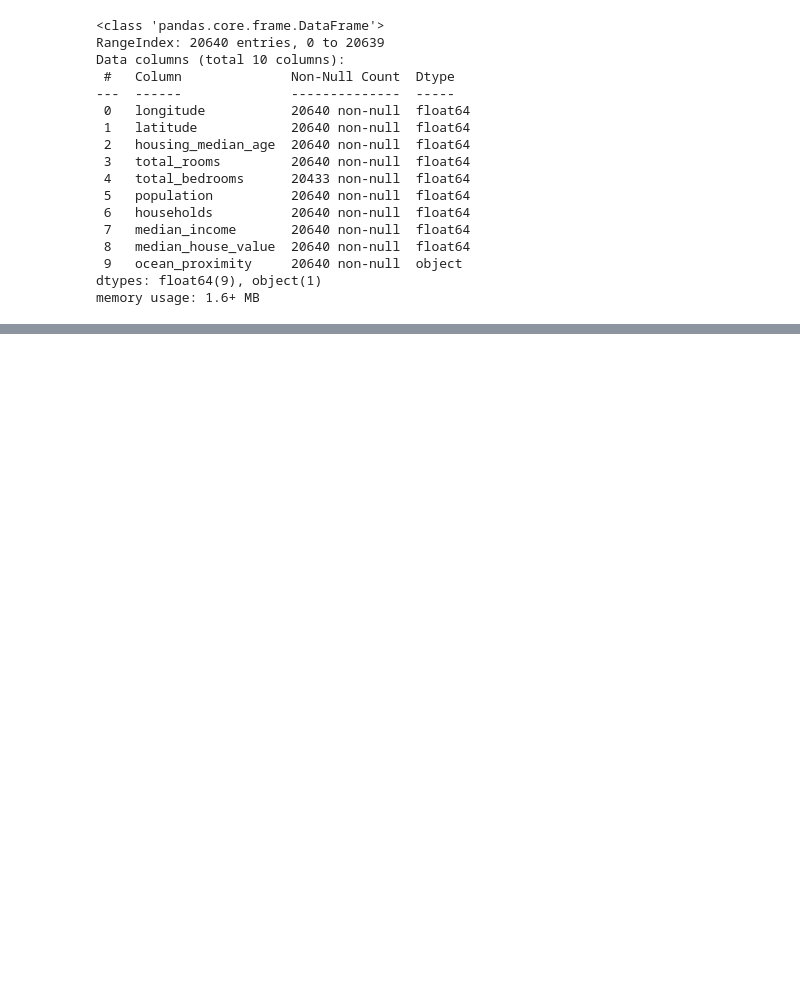
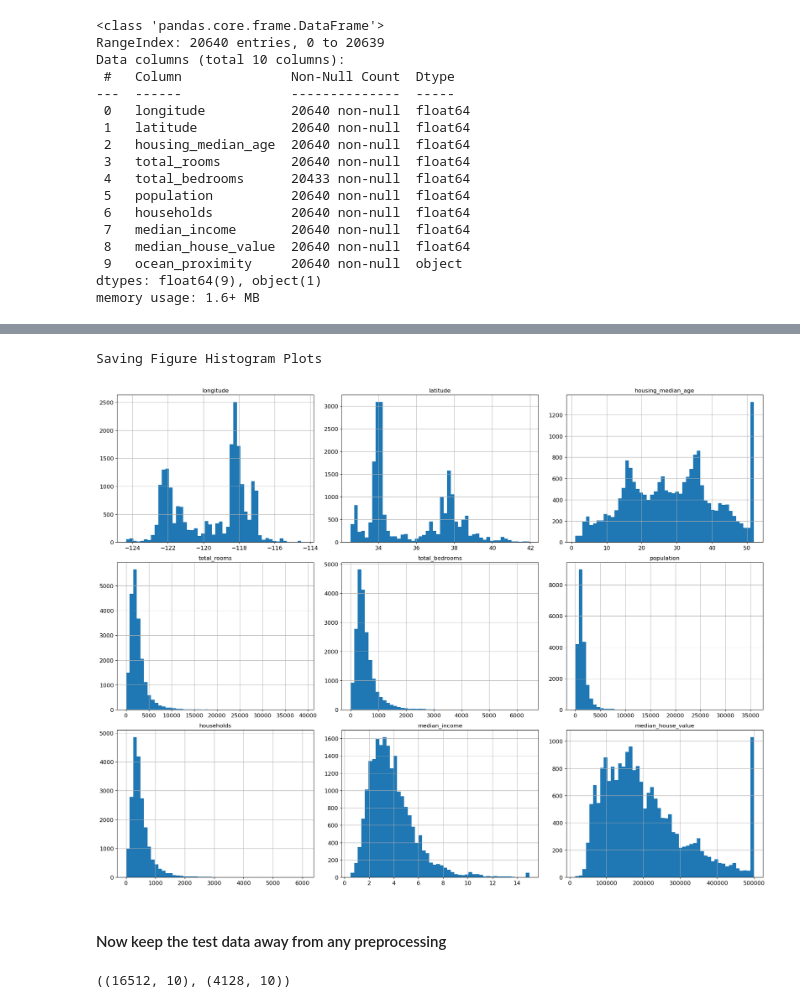
Before and after one commit to AhmedQassemDev2004/Calefornia-House-Pricing, a Jupyter notebook: Calefornia_House_Pricing.ipynb, the cells around one changed output, grey strips where cells are left out. Cells and saved outputs as stored; diff of their text form; code cells hidden in the pictures; blank space fills up the shorter version.

```diff
--- a/Calefornia_House_Pricing.ipynb
+++ b/Calefornia_House_Pricing.ipynb
@@ -19,5 +38,5 @@ from sklearn.pipeline import Pipeline
 # %%
-df = pd.read_csv('housing.csv')
+df = pd.read_csv('./data/housing.csv')
 df
 # %% [output]
 |  | longitude | latitude | housing_median_age | total_rooms | total_bedrooms | population | households | ... |
@@ -110,7 +88,0 @@ plt.show()
-# %%
-# Combine the most correlated features into one feature
-df['bedrooms_per_room'] = df['total_bedrooms'] / df['total_rooms']
-df['population_per_household'] = df['population'] / df['households']
-df['location'] = df['longitude'] + df['latitude']
-df = df.drop(columns=['total_bedrooms', 'population', 'households', 'total_rooms', 'longitude', 'latitude'])
-df
@@ -269,0 +109,17 @@ plt.show()
+# %%
+import matplotlib.pyplot as plt
+df.hist(bins=50, figsize=(20, 15))
+save_fig("Histogram Plots")
+plt.show()
+# %% [output]
+Saving Figure Histogram Plots
+[figure, added]
+# %% [markdown]
+#### Now keep the test data away from any preprocessing
+# %%
+from sklearn.model_selection import train_test_split
+train_set, test_set = train_test_split(df, test_size=0.2, random_state=11)
+
+train_set.shape, test_set.shape
+# %% [output]
+((16512, 10), (4128, 10))
```
Also changed, not shown: parts of 61 cells of this notebook, 14 other files.
